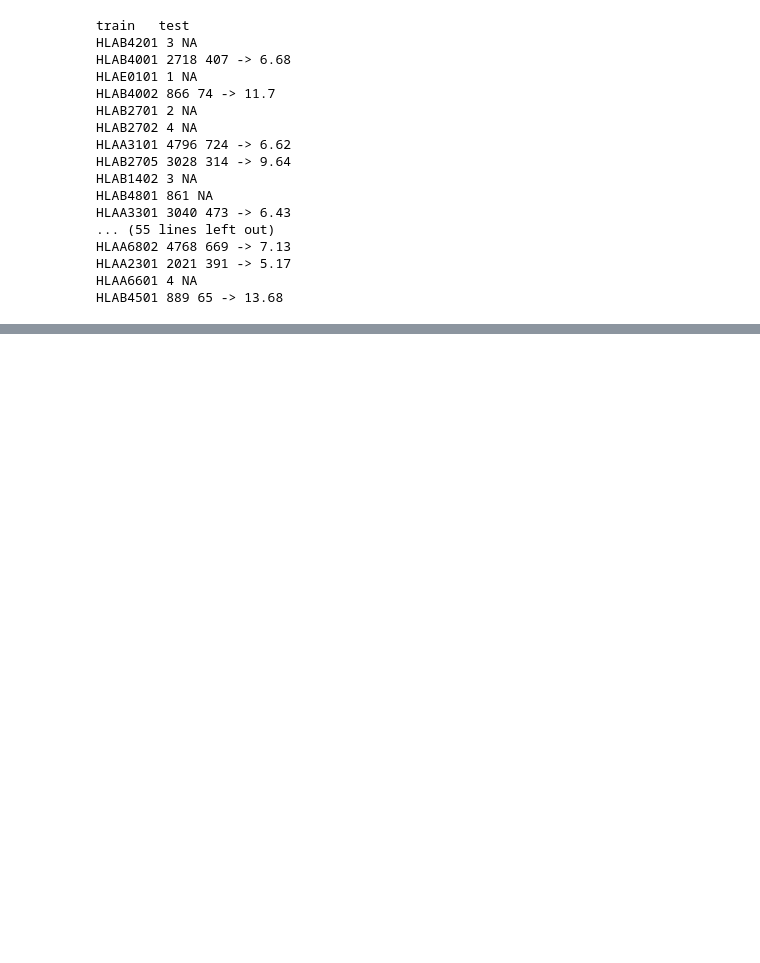
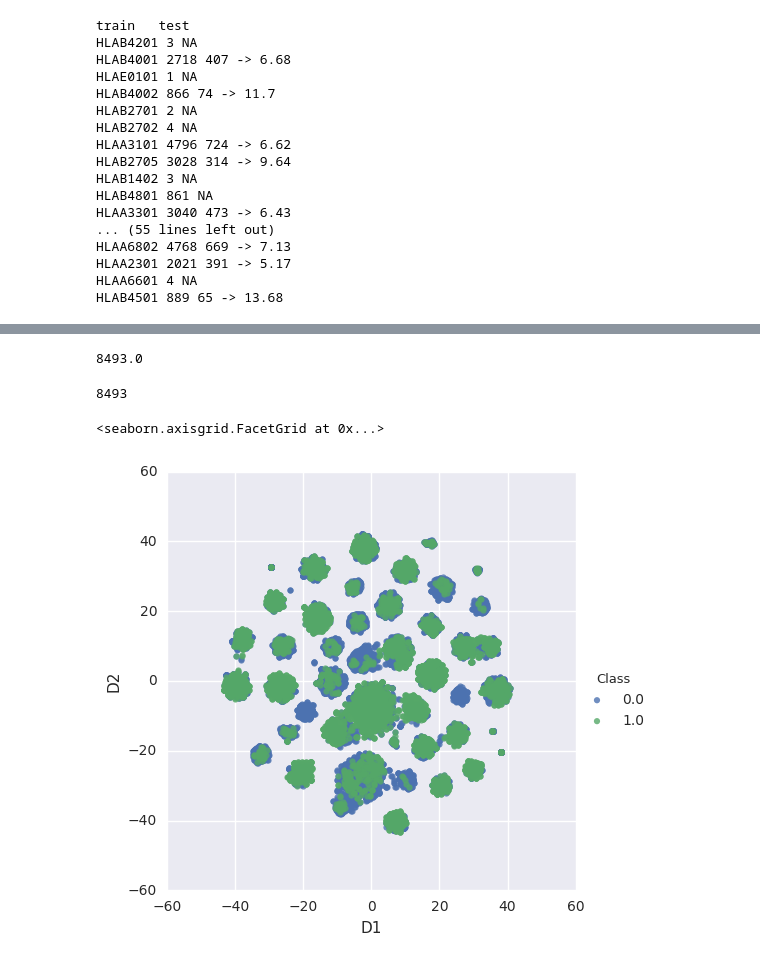
Before and after one commit to imminfo/mhc, a Jupyter notebook: predict.ipynb, the cells around one changed output, grey strips where cells are left out. Drawn from its saved outputs; the diff is of its cells as text; code cells hidden in the pictures; blank space fills up the shorter version.

```diff
--- a/predict.ipynb
+++ b/predict.ipynb
@@ -169 +182,6 @@ HLAB4501 889 65 -> 13.68
+# %%
+pca = PCA(n_components=30)
+pca.fit(tra_X_orig)
+tra_X = pca.transform(tra_X_orig)
+tst_X = pca.transform(tst_X_orig)
 # %%
@@ -171,13 +190,15 @@ clf = xgb.XGBRegressor(n_estimators=2000, max_depth=10, nthread=14, subsample=.8
 #cross_val_score(X=tra_X, y=tra_y, estimator=clf, cv=3, scoring="mean_squared_error")
 # %%
+clf = xgb.XGBRegressor(n_estimators=1000, max_depth=7, nthread=14, subsample=.8, max_delta_step=1.3)
 clf.fit(tra_X, tra_y)
 pred = clf.predict(tst_X)
 
 tst_y_clf = np.zeros(pred.shape)
-tst_y_clf[tst_y >= BIND_THR] = 1
+tst_y_clf[np.array(tst_y >= BIND_THR)] = 1
 
 pred_clf = np.zeros(pred.shape)
-pred_clf[pred >= BIND_THR] = 1
+pred_clf[np.array(pred >= BIND_THR)] = 1
 
 print("F1:", f1_score(tst_y_clf, pred_clf))
 print("AUC:", roc_auc_score(tst_y_clf, pred_clf))
+print(confusion_matrix(tst_y_clf, pred_clf))
@@ -185,0 +229,14 @@ np.concatenate([tst_y_clf, pred_clf])
+# %%
+clf3 = xgb.XGBRegressor(nthread=14)
+clf3.fit(np.vstack([clf.predict(tra_X), clf2.predict(tra_X_orig)]).reshape((tra_X.shape[0], 2)), tra_y)
+pred = clf3.predict(np.vstack([clf.predict(tst_X), clf2.predict(tst_X_orig)]).reshape((tst_X.shape[0], 2)))
+
+tst_y_clf = np.zeros(pred.shape)
+tst_y_clf[np.array(tst_y >= BIND_THR)] = 1
+
+pred_clf = np.zeros(pred.shape)
+pred_clf[np.array(pred >= BIND_THR)] = 1
+
+print("F1:", f1_score(tst_y_clf, pred_clf))
+print("AUC:", roc_auc_score(tst_y_clf, pred_clf))
+print(confusion_matrix(tst_y_clf, pred_clf))
@@ -185,0 +262,29 @@ np.concatenate([tst_y_clf, pred_clf])
+# %%
+tst_y_clf = np.zeros(pred.shape)
+tst_y_clf[np.array(tst_y >= BIND_THR)] = 1
+tst_y_clf.sum()
+# %% [output]
+8493.0
+# %%
+(tst_y >= BIND_THR).sum()
+# %% [output]
+8493
+# %%
+def compute_tsne(perp, data, classes):
+    tsne = TSNE(perplexity=perp, n_jobs=8)
+    vec_tsne = tsne.fit_transform(data)
+    df_tsne = pd.DataFrame({"D1": vec_tsne[:,0], "D2": vec_tsne[:,1], "Class": classes})
+    return sns.lmplot("D1", "D2", hue = "Class", data = df_tsne, fit_reg = False)
+
+
+def compute_tsne2(perp, data, classes, types):
+    tsne = TSNE(perplexity=perp, n_jobs=8)
+    vec_tsne = tsne.fit_transform(data)
+    df_tsne = pd.DataFrame({"D1": vec_tsne[:,0], "D2": vec_tsne[:,1], "Class": classes, "Type": types})
+    return sns.lmplot("D1", "D2", hue = "Class", markers = "Type", data = df_tsne, fit_reg = False)
+
+
+compute_tsne(60, tst_X_orig, tst_y_clf)
+# %% [output]
+<seaborn.axisgrid.FacetGrid at 0x...>
+[figure, added]
```
Also changed, not shown: parts of 12 cells of this notebook, 1 other file.
